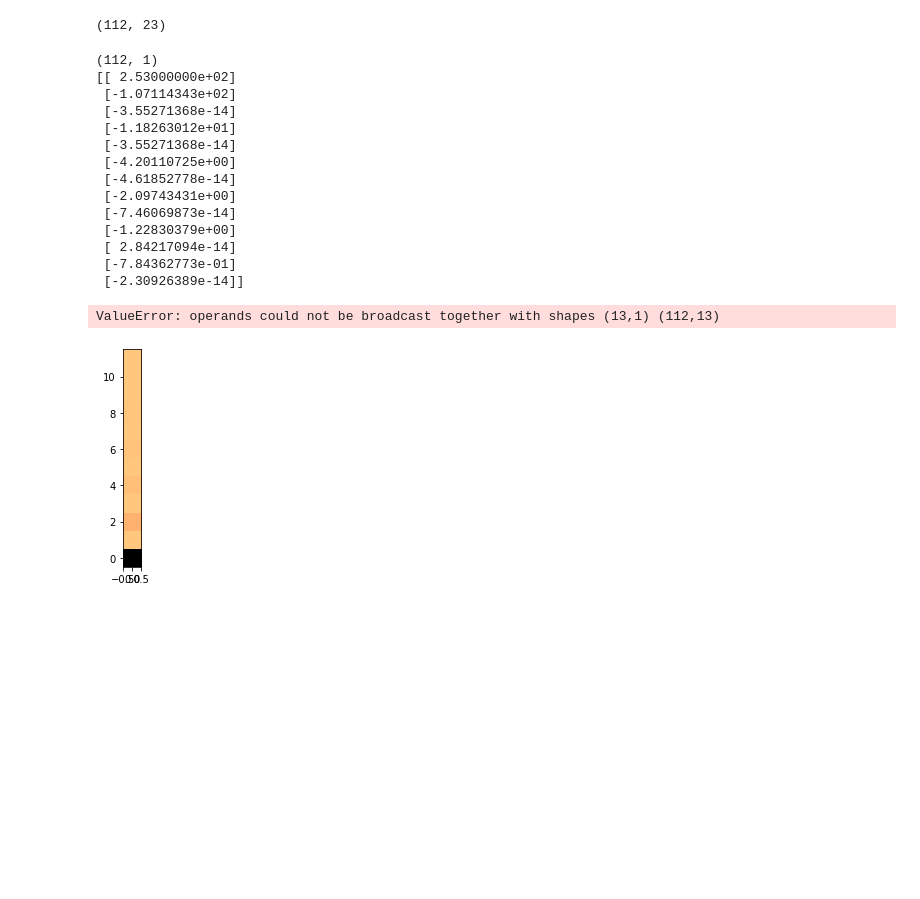
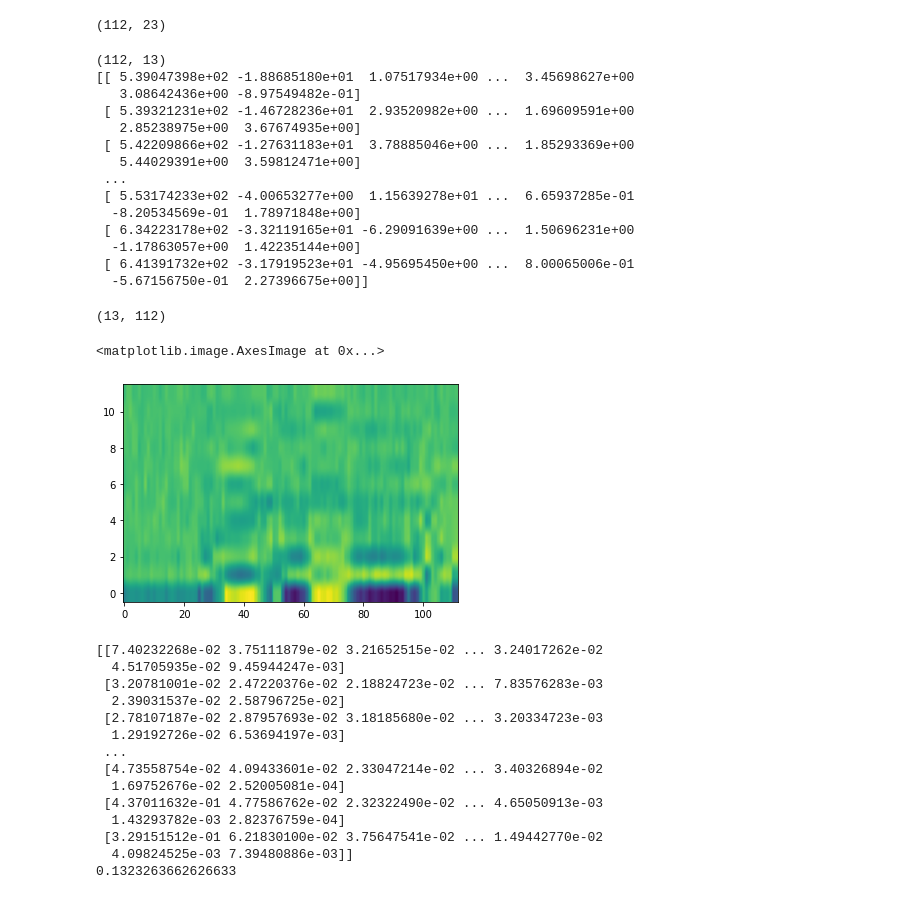
Before and after one commit to eragon1248/cs373-mfcc, a Jupyter notebook: mfcc.ipynb, the cells around one changed output. Saved outputs shown, nothing was run; the diff lists cells and outputs as text; code cells hidden in the pictures; blank space fills up the shorter version.

Commit message:
fixed DCT and did some graphs

```diff
--- a/mfcc.ipynb
+++ b/mfcc.ipynb
@@ -98,11 +114,6 @@ print(power.shape)
 mel_filters = np.array(np.load('mel_filters.npy'))
 plt.plot(mel_filters.T)
 print(mel_filters.shape)
-#mel = mel_filters * power[:23, :257]
-mel = []
-#for row in range(len(mel_filters)):
-#    mel.append(np.sum(mel_filters[row]*power[row][:257]))
-#mel = np.array(mel)
 mel = np.matmul(power[:,:257], np.swapaxes(mel_filters, 0, 1))
 print(mel.shape)
 # %% [output]
@@ -117,27 +128,25 @@ print (mellog.shape)
 (112, 23)
 # %%
 #Computing the DCT and “liftering”:
-c = []
-for i in range(mellog.shape[0]):
-    val = [np.sum(np.array(range(mellog.shape[1]))*np.cos((np.array(range(mellog.shape[1]))+0.5)*(np.pi*i/23)))]
-    c.append(val)
-c = np.array(c)
+c = np.zeros((mellog.shape[0], 13))
+for window in range(c.shape[0]):
+    for i in range(c.shape[1]):
+        val = np.sum(mellog[window]*np.cos((np.array(range(mellog.shape[1]))+0.5)*(np.pi*i/23)))
+        c[window][i] = val
 print(c.shape)
-c = c[:13]
-#c = c[:13]
 print(c)
 # %% [output]
-(112, 1)
-[[ 2.53000000e+02]
- [-1.07114343e+02]
- [-3.55271368e-14]
- [-1.18263012e+01]
- [-3.55271368e-14]
- [-4.20110725e+00]
- [-4.61852778e-14]
- [-2.09743431e+00]
- [-7.46069873e-14]
- [-1.22830379e+00]
- [ 2.84217094e-14]
- [-7.84362773e-01]
- [-2.30926389e-14]]
+(112, 13)
+[[ 5.39047398e+02 -1.88685180e+01  1.07517934e+00 ...  3.45698627e+00
+   3.08642436e+00 -8.97549482e-01]
+ [ 5.39321231e+02 -1.46728236e+01  2.93520982e+00 ...  1.69609591e+00
+   2.85238975e+00  3.67674935e+00]
+ [ 5.42209866e+02 -1.27631183e+01  3.78885046e+00 ...  1.85293369e+00
+   5.44029391e+00  3.59812471e+00]
+ ...
+ [ 5.53174233e+02 -4.00653277e+00  1.15639278e+01 ...  6.65937285e-01
+  -8.20534569e-01  1.78971848e+00]
+ [ 6.34223178e+02 -3.32119165e+01 -6.29091639e+00 ...  1.50696231e+00
+  -1.17863057e+00  1.42235144e+00]
+ [ 6.41391732e+02 -3.17919523e+01 -4.95695450e+00 ...  8.00065006e-01
+  -5.67156750e-01  2.27396675e+00]]
@@ -144,15 +155,31 @@ print(c)
+# %%
+#Visualizing MFCC features
+cdata = np.swapaxes(c, 0, 1)
+print(cdata.shape)
+plt.imshow(cdata[1:13], origin='lower', aspect='auto')
+# %% [output]
+(13, 112)
+<matplotlib.image.AxesImage at 0x...>
+[figure, added]
 # %%
-#putting it all together
-#cdata = np.swapaxes(c, 0, 1)
-#print(cdata)
-plt.imshow(c[1:], interpolation='nearest', cmap='copper', origin='lower', aspect='equal')
+#Calculating diffs and MSE
 reference = np.load('reference_mfcc.npy')
 diffs = np.absolute(c-reference)
 print(diffs)
-mse = (np.square(c - reference)).mean()
+mse = np.square(diffs).mean()
 print(mse)
-#plt.imshow(mellog, interpolation = 'nearest', origin='lower')
-#plt.imshow(power, interpolation = 'nearest', origin='lower')
 # %% [output]
-ValueError: operands could not be broadcast together with shapes (13,1) (112,13)
+[[7.40232268e-02 3.75111879e-02 3.21652515e-02 ... 3.24017262e-02
+  4.51705935e-02 9.45944247e-03]
+ [3.20781001e-02 2.47220376e-02 2.18824723e-02 ... 7.83576283e-03
+  2.39031537e-02 2.58796725e-02]
+ [2.78107187e-02 2.87957693e-02 3.18185680e-02 ... 3.20334723e-03
+  1.29192726e-02 6.53694197e-03]
+ ...
+ [4.73558754e-02 4.09433601e-02 2.33047214e-02 ... 3.40326894e-02
+  1.69752676e-02 2.52005081e-04]
+ [4.37011632e-01 4.77586762e-02 2.32322490e-02 ... 4.65050913e-03
+  1.43293782e-03 2.82376759e-04]
+ [3.29151512e-01 6.21830100e-02 3.75647541e-02 ... 1.49442770e-02
+  4.09824525e-03 7.39480886e-03]]
+0.1323263662626633
-[figure, removed]
```
Also changed, not shown: parts of 4 cells of this notebook.
